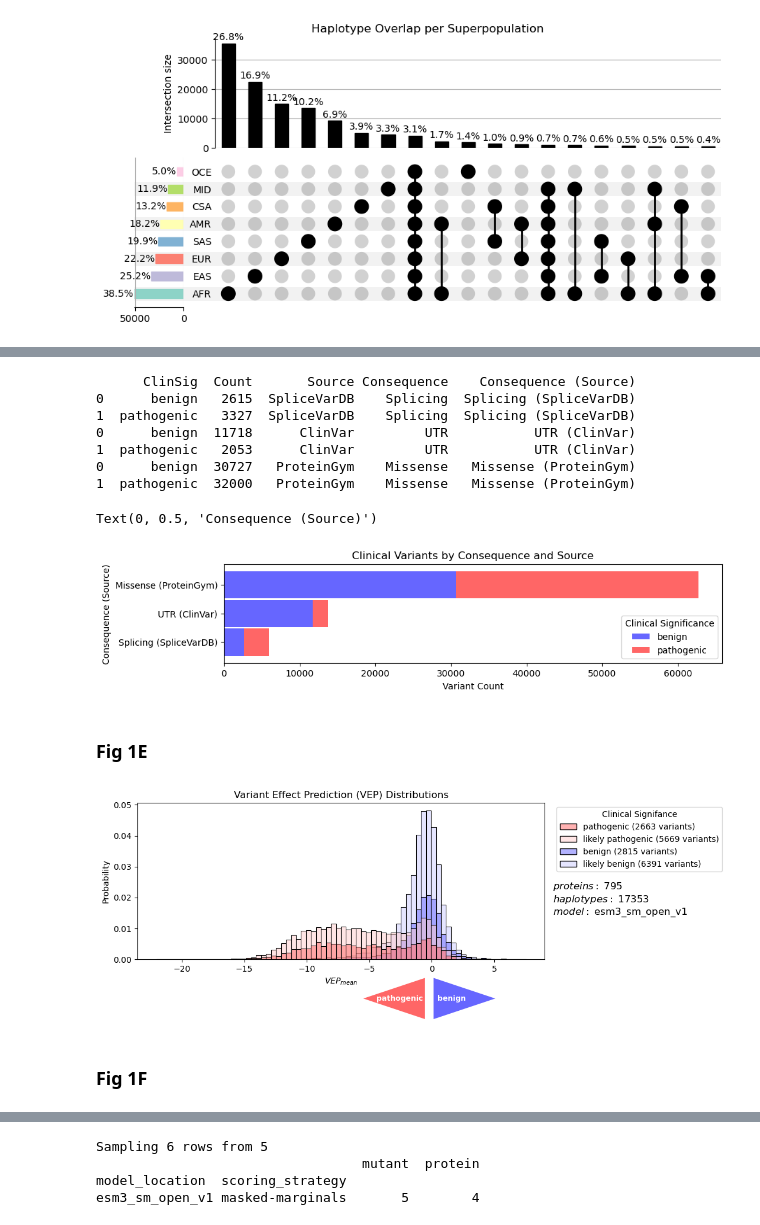
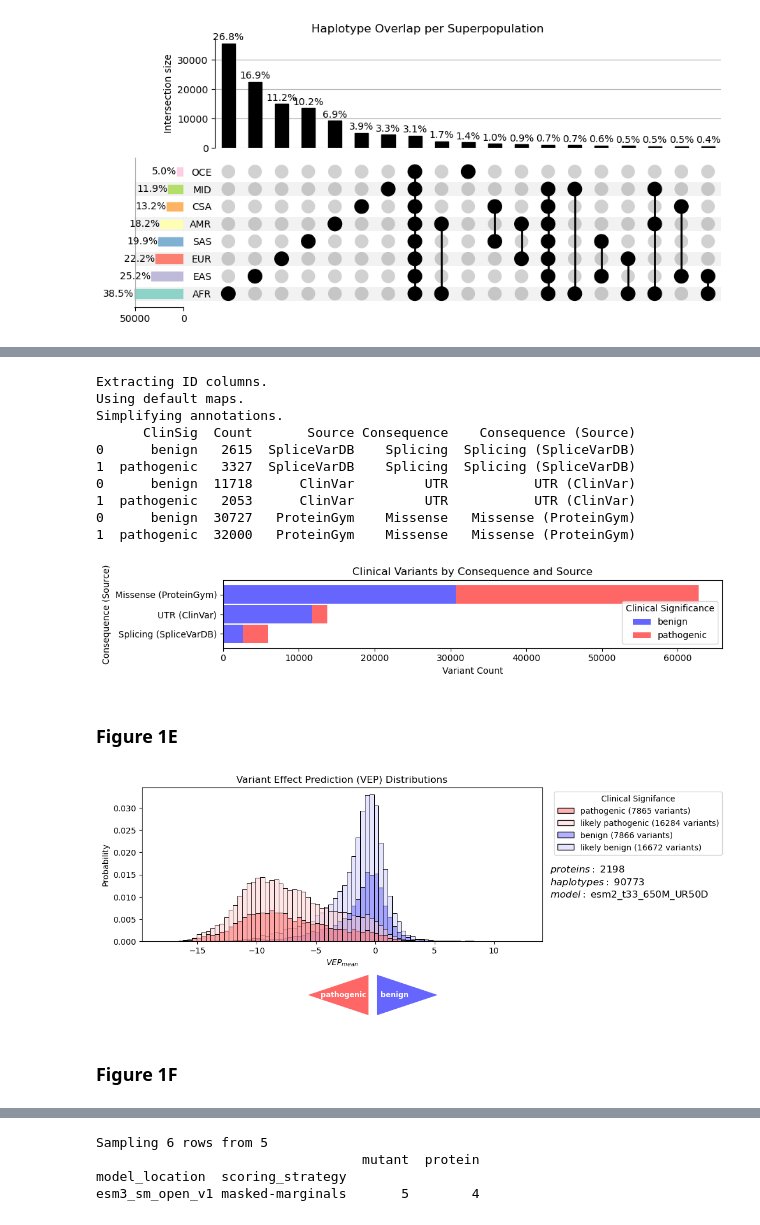
Before and after one commit to bschilder/VEP_protein, a Jupyter notebook: manuscript/figures.ipynb, the cells around one changed output, grey strips where cells are left out. Saved outputs shown, nothing was run; the diff lists cells and outputs as text; code cells hidden in the pictures.

```diff
--- a/manuscript/figures.ipynb
+++ b/manuscript/figures.ipynb
@@ -238,47 +194,28 @@ Simplifying annotations.
 # %%
-
-palette = utils.get_clinsig_palette()
-variant_counts = pd.concat([splice_counts, utr_counts, sub_counts])
-variant_counts["ClinSig"] = variant_counts["ClinSig"].str.lower()
-variant_counts = variant_counts.loc[variant_counts["ClinSig"].str.lower()!="vus"]
-variant_counts["Consequence (Source)"] = variant_counts["Consequence"] + " (" + variant_counts["Source"] + ")"
-print(variant_counts)
-# Create figure and axes with specified size
-fig, ax = plt.subplots(figsize=(10, 2))
-
-# Group data by Consequence (Source) and ClinSig
-grouped = variant_counts.groupby(['Consequence (Source)', 'ClinSig'], sort=False)['Count'].sum().unstack()
-
-# Create stacked bar plot
-grouped.plot(kind='barh',
-            stacked=True,
-            color=[palette["benign"], palette["path"]],  # Benign, Pathogenic
-            width=0.95,
-            ax=ax)  # Specify the axes to plot on
-plt.title("Clinical Variants by Consequence and Source")
-plt.legend(title="Clinical Significance")
-plt.xlabel('Variant Count')
-plt.ylabel('Consequence (Source)')
+fig1d = va.variant_count_by_source_barplot(show_plot=True)
 # %% [output]
+Extracting ID columns.
+Using default maps.
+Simplifying annotations.
       ClinSig  Count       Source Consequence    Consequence (Source)
 0      benign   2615  SpliceVarDB    Splicing  Splicing (SpliceVarDB)
 1  pathogenic   3327  SpliceVarDB    Splicing  Splicing (SpliceVarDB)
 0      benign  11718      ClinVar         UTR           UTR (ClinVar)
 1  pathogenic   2053      ClinVar         UTR           UTR (ClinVar)
 0      benign  30727   ProteinGym    Missense   Missense (ProteinGym)
 1  pathogenic  32000   ProteinGym    Missense   Missense (ProteinGym)
-Text(0, 0.5, 'Consequence (Source)')
-[figure, old version]
+[figure, new version]
 # %% [markdown]
-### Fig 1E
+### Figure 1E
 # %%
-fig1e = va.plot_vep_histogram_with_arrows(vep_df, model_name=model_name,
+fig1e = db.plot_vep_histogram_with_arrows(vep_df, model_name=model_name,
+                                          arrow_y= -0.35,
                                           arrow_head_length=0.047,
                                           arrow_length=.19,
                                           figsize=(11, 4),
                                           arrow_text_fontsize=9,
                                           external_legend_annotation=True)
 # %% [output]
-[figure, old version]
+[figure, new version]
 # %% [markdown]
-### Fig 1F
+### Figure 1F
```
Also changed, not shown: parts of 53 cells of this notebook, 18 other files.
